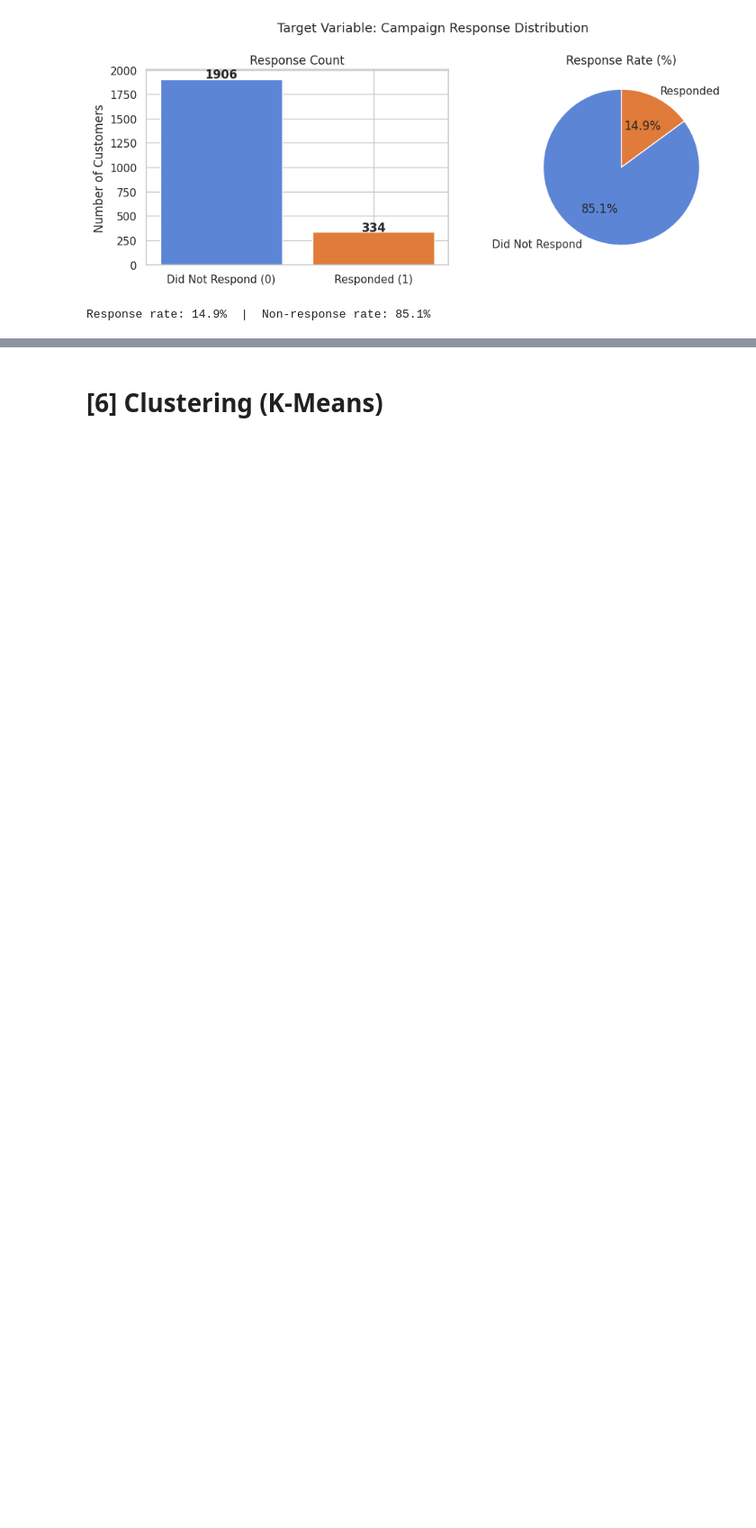
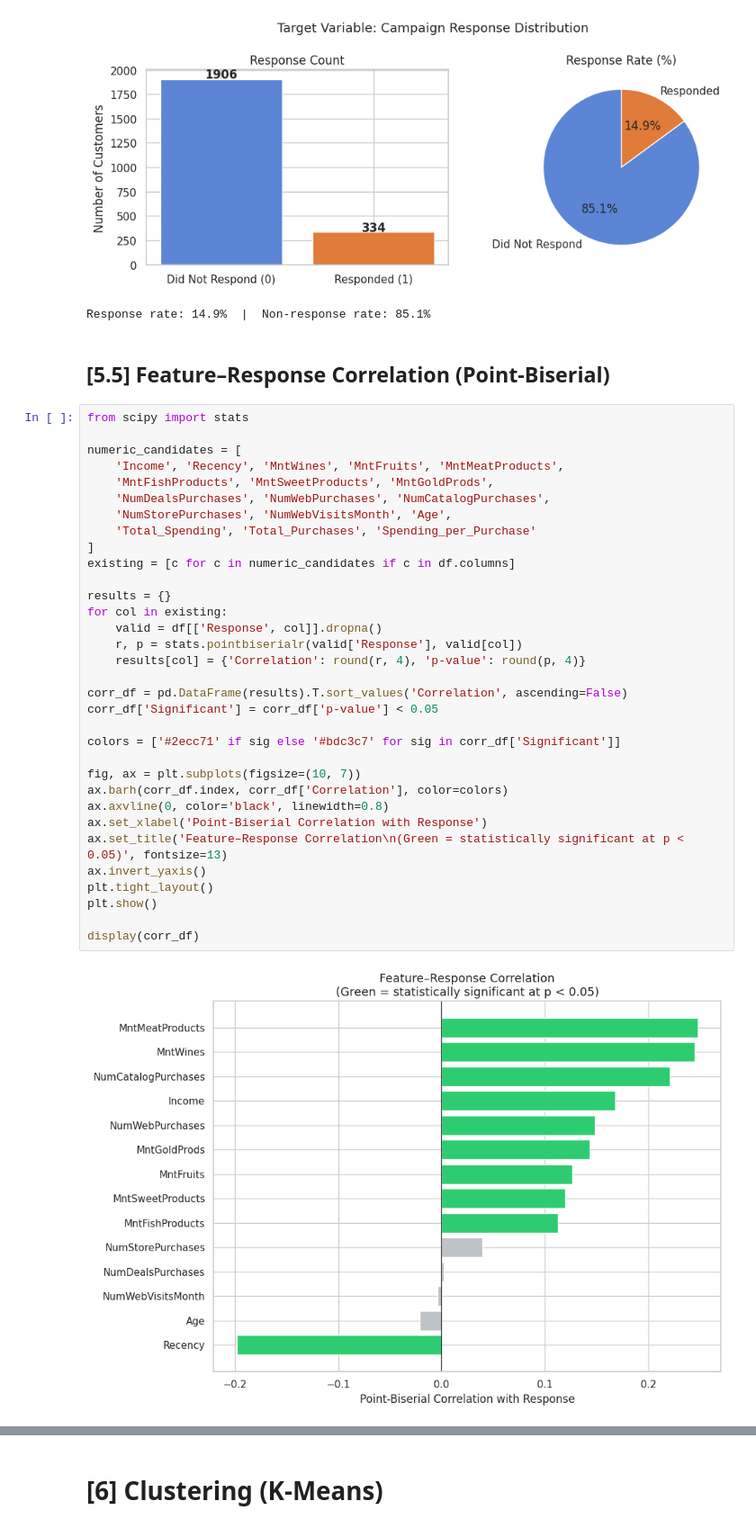
Before and after one commit to Luke-Dev-Tech/Business_intelligence_and_data-mining, a Jupyter notebook: BI_Project.ipynb, the cells around one changed output, grey strips where cells are left out. Shown at 90% size. Saved outputs shown, nothing was run; the diff lists cells and outputs as text; blank space fills up the shorter version.

```diff
--- a/BI_Project.ipynb
+++ b/BI_Project.ipynb
@@ -453,3 +453,40 @@ print(f"Response rate: {response_pct[1]:.1f}%  |  Non-response rate: {response_p
 # %% [output]
 [figure]
 Response rate: 14.9%  |  Non-response rate: 85.1%
+# %% [markdown]
+## [5.5] Feature–Response Correlation (Point-Biserial)
+# %%
+from scipy import stats
+
+numeric_candidates = [
+    'Income', 'Recency', 'MntWines', 'MntFruits', 'MntMeatProducts',
+    'MntFishProducts', 'MntSweetProducts', 'MntGoldProds',
+    'NumDealsPurchases', 'NumWebPurchases', 'NumCatalogPurchases',
+    'NumStorePurchases', 'NumWebVisitsMonth', 'Age',
+    'Total_Spending', 'Total_Purchases', 'Spending_per_Purchase'
+]
+existing = [c for c in numeric_candidates if c in df.columns]
+
+results = {}
+for col in existing:
+    valid = df[['Response', col]].dropna()
+    r, p = stats.pointbiserialr(valid['Response'], valid[col])
+    results[col] = {'Correlation': round(r, 4), 'p-value': round(p, 4)}
+
+corr_df = pd.DataFrame(results).T.sort_values('Correlation', ascending=False)
+corr_df['Significant'] = corr_df['p-value'] < 0.05
+
+colors = ['#2ecc71' if sig else '#bdc3c7' for sig in corr_df['Significant']]
+
+fig, ax = plt.subplots(figsize=(10, 7))
+ax.barh(corr_df.index, corr_df['Correlation'], color=colors)
+ax.axvline(0, color='black', linewidth=0.8)
+ax.set_xlabel('Point-Biserial Correlation with Response')
+ax.set_title('Feature–Response Correlation\n(Green = statistically significant at p < 0.05)', fontsize=13)
+ax.invert_yaxis()
+plt.tight_layout()
+plt.show()
+
+display(corr_df)
+# %% [output]
+[figure, added]
```
Also changed, not shown: parts of 11 cells of this notebook.
